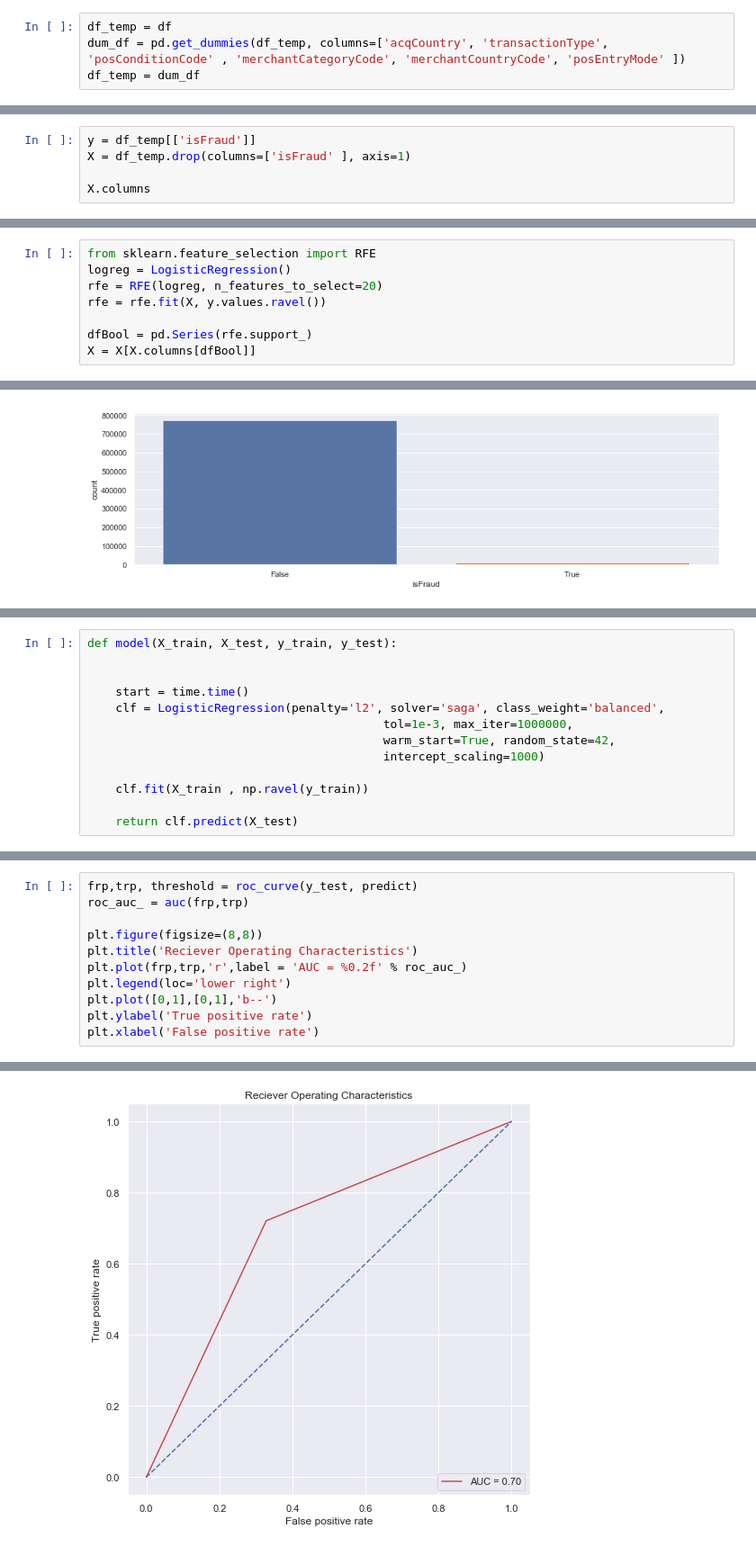
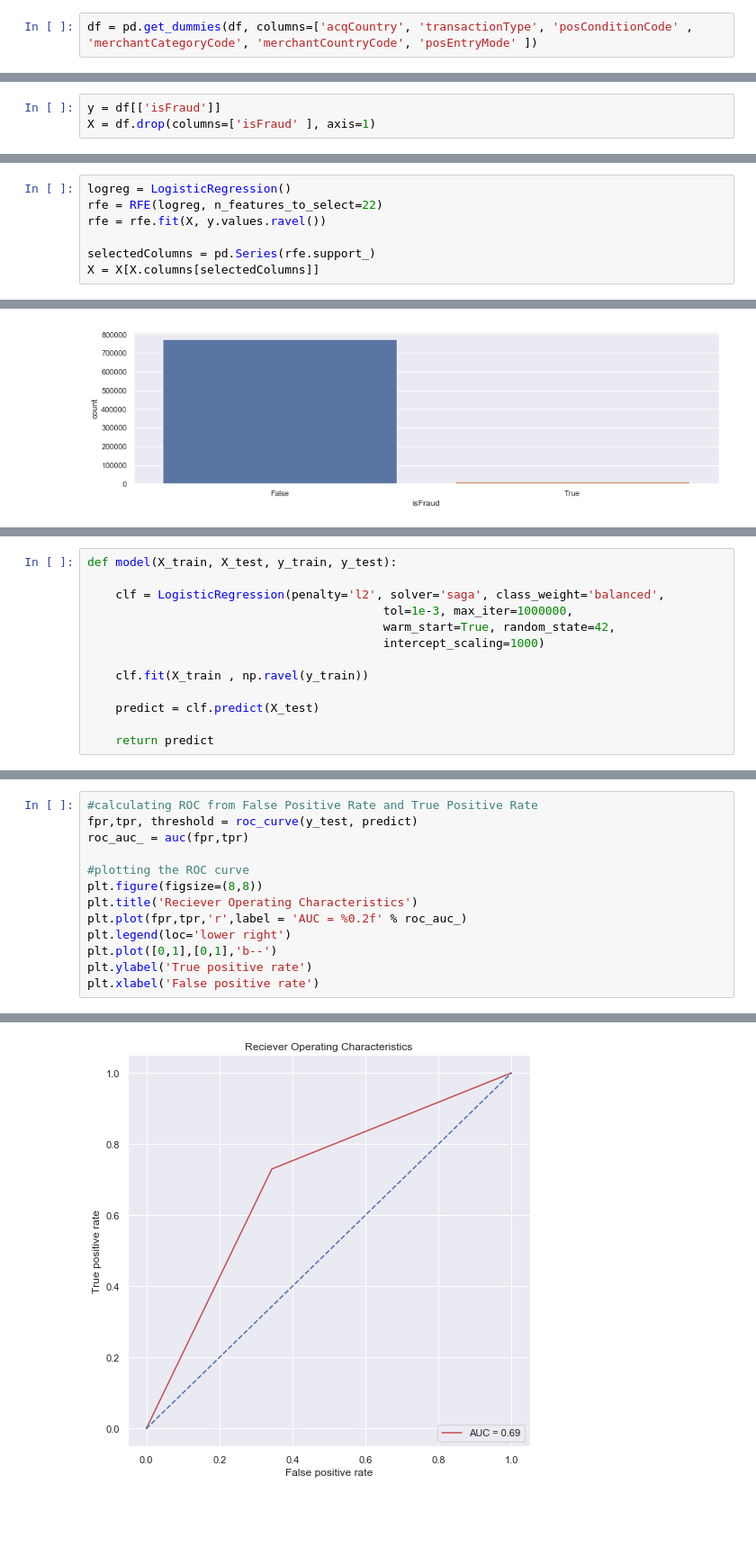
Before and after one commit to sami001/credit-transaction-fraud-detection, a Jupyter notebook: DataScienceChallenge-CardTransactions.ipynb, the cells around one changed output, grey strips where cells are left out. Shown at 90% size. Cells and saved outputs as stored; diff of their text form; blank space fills up the shorter version.

```diff
--- a/DataScienceChallenge-CardTransactions.ipynb
+++ b/DataScienceChallenge-CardTransactions.ipynb
@@ -545,4 +537,2 @@ Index(['acqCountry', 'availableMoney', 'cardPresent', 'currentBalance',
 # %%
-df_temp = df
-dum_df = pd.get_dummies(df_temp, columns=['acqCountry', 'transactionType', 'posConditionCode' , 'merchantCategoryCode', 'merchantCountryCode', 'posEntryMode' ])
-df_temp = dum_df
+df = pd.get_dummies(df, columns=['acqCountry', 'transactionType', 'posConditionCode' , 'merchantCategoryCode', 'merchantCountryCode', 'posEntryMode' ])
@@ -549,5 +545,3 @@ df_temp = dum_df
 # %%
-y = df_temp[['isFraud']]
-X = df_temp.drop(columns=['isFraud' ], axis=1)
-
-X.columns
+y = df[['isFraud']]
+X = df.drop(columns=['isFraud' ], axis=1)
@@ -572,8 +574,7 @@ Index(['availableMoney', 'cardPresent', 'currentBalance',
 # %%
-from sklearn.feature_selection import RFE
 logreg = LogisticRegression()
-rfe = RFE(logreg, n_features_to_select=20)
+rfe = RFE(logreg, n_features_to_select=22)
 rfe = rfe.fit(X, y.values.ravel())
 
-dfBool = pd.Series(rfe.support_)
-X = X[X.columns[dfBool]]
+selectedColumns = pd.Series(rfe.support_)
+X = X[X.columns[selectedColumns]]
@@ -620,8 +650,6 @@ def resampling(X, y):
 # %%
 def model(X_train, X_test, y_train, y_test):
 
-
-    start = time.time()
     clf = LogisticRegression(penalty='l2', solver='saga', class_weight='balanced',
                                           tol=1e-3, max_iter=1000000,
                                           warm_start=True, random_state=42,
@@ -629,4 +657,6 @@ def model(X_train, X_test, y_train, y_test):
 
     clf.fit(X_train , np.ravel(y_train))
 
-    return clf.predict(X_test)
+    predict = clf.predict(X_test)
+
+    return predict
@@ -657,14 +707,16 @@ print(accuracy_score(y_test, predict))
 # %%
-frp,trp, threshold = roc_curve(y_test, predict)
-roc_auc_ = auc(frp,trp)
+#calculating ROC from False Positive Rate and True Positive Rate
+fpr,tpr, threshold = roc_curve(y_test, predict)
+roc_auc_ = auc(fpr,tpr)
 
+#plotting the ROC curve
 plt.figure(figsize=(8,8))
 plt.title('Reciever Operating Characteristics')
-plt.plot(frp,trp,'r',label = 'AUC = %0.2f' % roc_auc_)
+plt.plot(fpr,tpr,'r',label = 'AUC = %0.2f' % roc_auc_)
 plt.legend(loc='lower right')
 plt.plot([0,1],[0,1],'b--')
 plt.ylabel('True positive rate')
 plt.xlabel('False positive rate')
 # %% [output]
 Text(0.5, 0, 'False positive rate')
-[figure, old version]
+[figure, new version]
```
Also changed, not shown: parts of 99 cells of this notebook.
